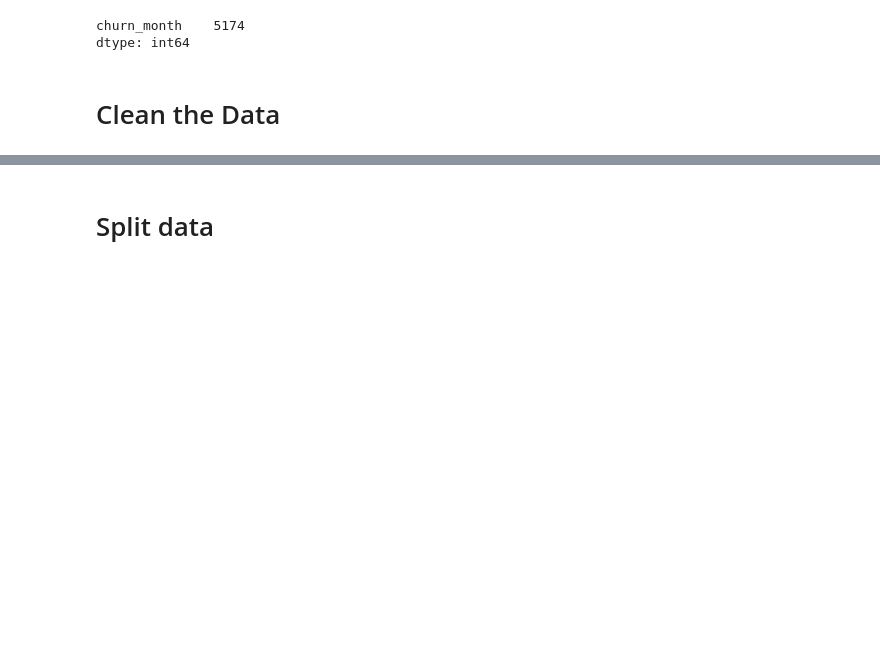
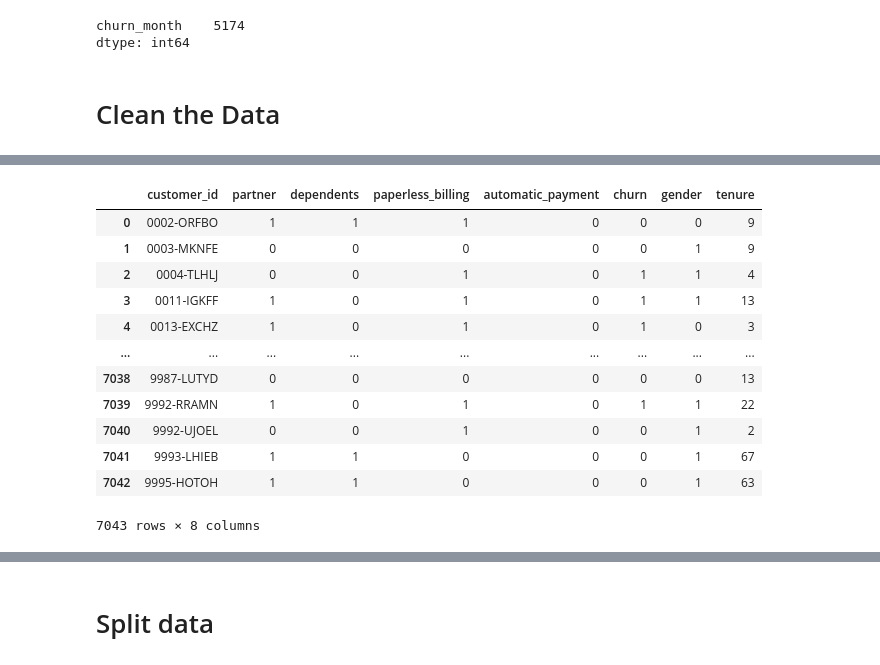
Before and after one commit to Keila-Camarillo/telco_project, a Jupyter notebook: non_final_report.ipynb, the cells around one changed output, grey strips where cells are left out. Cells and saved outputs as stored; diff of their text form; code cells hidden in the pictures; blank space fills up the shorter version.

```diff
--- a/non_final_report.ipynb
+++ b/non_final_report.ipynb
@@ -121 +190,19 @@ df.shape
+# %%
+df_2 = df_2.drop_duplicates()
+df_2.shape
+df_2
+# %% [output]
+|  | customer_id | partner | dependents | paperless_billing | automatic_payment | churn | gender | tenure |
+| 0 | 0002-ORFBO | 1 | 1 | 1 | 0 | 0 | 0 | 9 |
+| 1 | 0003-MKNFE | 0 | 0 | 0 | 0 | 0 | 1 | 9 |
+| 2 | 0004-TLHLJ | 0 | 0 | 1 | 0 | 1 | 1 | 4 |
+| 3 | 0011-IGKFF | 1 | 0 | 1 | 0 | 1 | 1 | 13 |
+| 4 | 0013-EXCHZ | 1 | 0 | 1 | 0 | 1 | 0 | 3 |
+| ... | ... | ... | ... | ... | ... | ... | ... | ... |
+| 7038 | 9987-LUTYD | 0 | 0 | 0 | 0 | 0 | 0 | 13 |
+| 7039 | 9992-RRAMN | 1 | 0 | 1 | 0 | 1 | 1 | 22 |
+| 7040 | 9992-UJOEL | 0 | 0 | 1 | 0 | 0 | 1 | 2 |
+| 7041 | 9993-LHIEB | 1 | 1 | 0 | 0 | 0 | 1 | 67 |
+| 7042 | 9995-HOTOH | 1 | 1 | 0 | 0 | 0 | 1 | 63 |
+7043 rows × 8 columns
 # %%
```
Also changed, not shown: parts of 93 cells of this notebook, 7 other files.
